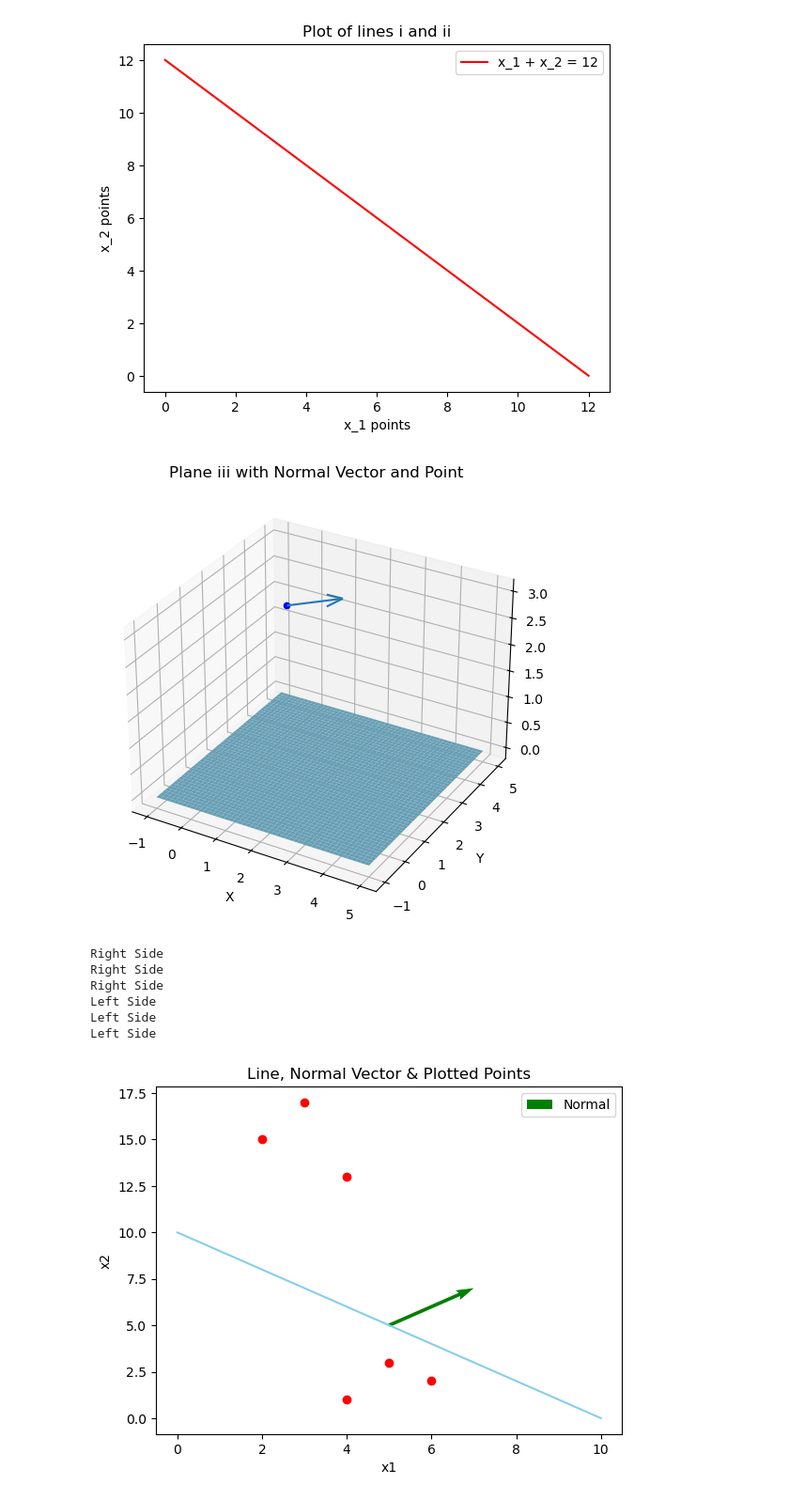
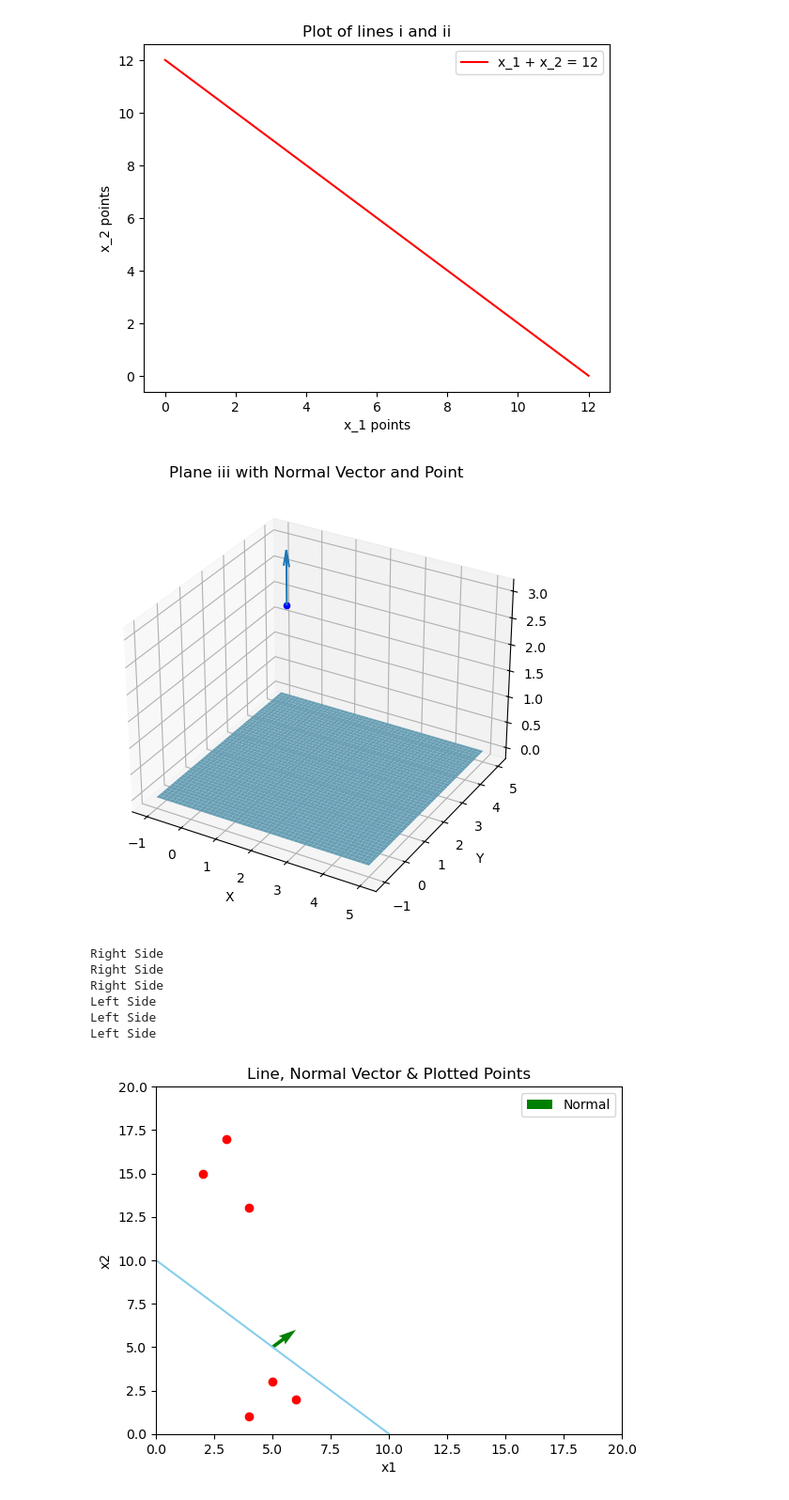
Before and after one commit to chowdhuryj-github/TheoryOfMachineLearning, a Jupyter notebook: 4_week-four/pset/ps_sc.ipynb, the cells around one changed output. Shown at 94% size. Saved outputs shown, nothing was run; the diff lists cells and outputs as text; code cells hidden in the pictures.

```diff
--- a/4_week-four/pset/ps_sc.ipynb
+++ b/4_week-four/pset/ps_sc.ipynb
@@ -235,7 +235,7 @@ ax.plot_surface(X, Y, Z, color='skyblue')
 ax.scatter(1, 2, 3, color='blue')
 
 # plot the normal vector
-ax.quiver(1, 2, 3, 1, 1, 0)
+ax.quiver(1, 2, 3, 0, 0, 1)
 
 # setting the plotting labels
 ax.set_xlabel('X')
@@ -244,7 +244,7 @@ ax.set_zlabel('Z')
 ax.set_title('Plane iii with Normal Vector and Point')
 plt.show()
 # %% [output]
-[figure, old version]
+[figure, new version]
 # %%
 
 """
@@ -320,31 +320,33 @@ Left Side
         4, 13
         4, 1
         5, 3
         6, 2
 
 """
 
 # plotting equation
 
 x1 = np.linspace(0, 10, 100)
 x2 = 5 + 5 - x1
 plt.plot(x1, x2, color='skyblue')
 
 # plotting the points
 for point in points:
     plt.scatter(point[0], point[1], color="red")
 
 
 # normal vector
 plt.quiver(r0[0], r0[1], n[0], n[1], angles='xy', scale_units='xy', scale=1, color='green', label='Normal')
 
 # plot titles and labels
 plt.title('Line, Normal Vector & Plotted Points')
 plt.xlabel('x1')
 plt.ylabel('x2')
 plt.legend()
+plt.xlim(0, 20)
+plt.ylim(0, 20)
 plt.show()
 
 # final verdict: plotting seems about right
 # %% [output]
-[figure, old version]
+[figure, new version]
```
Also changed, not shown: 18 other files.
